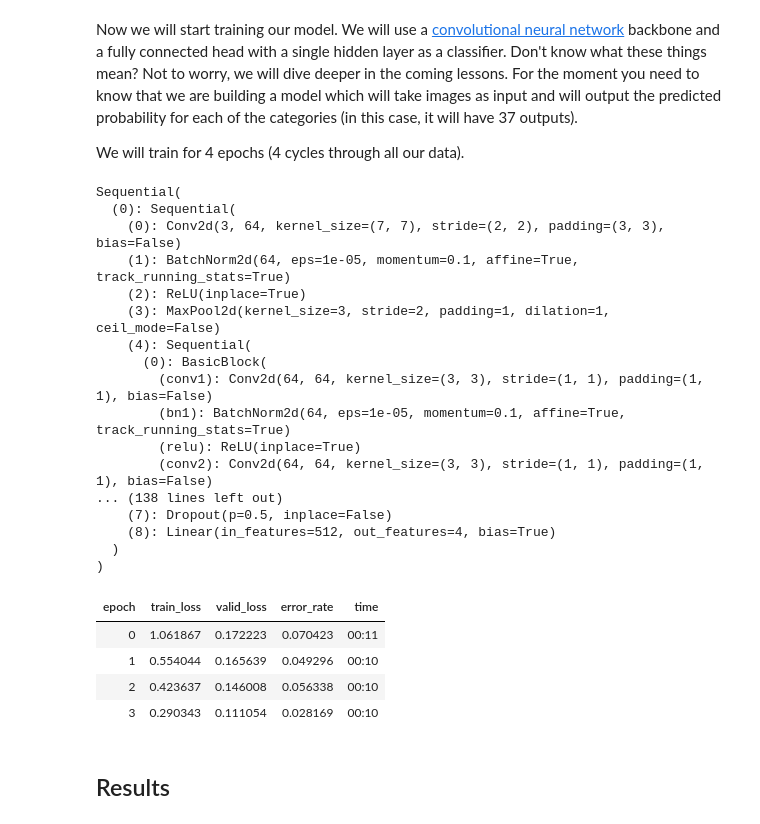
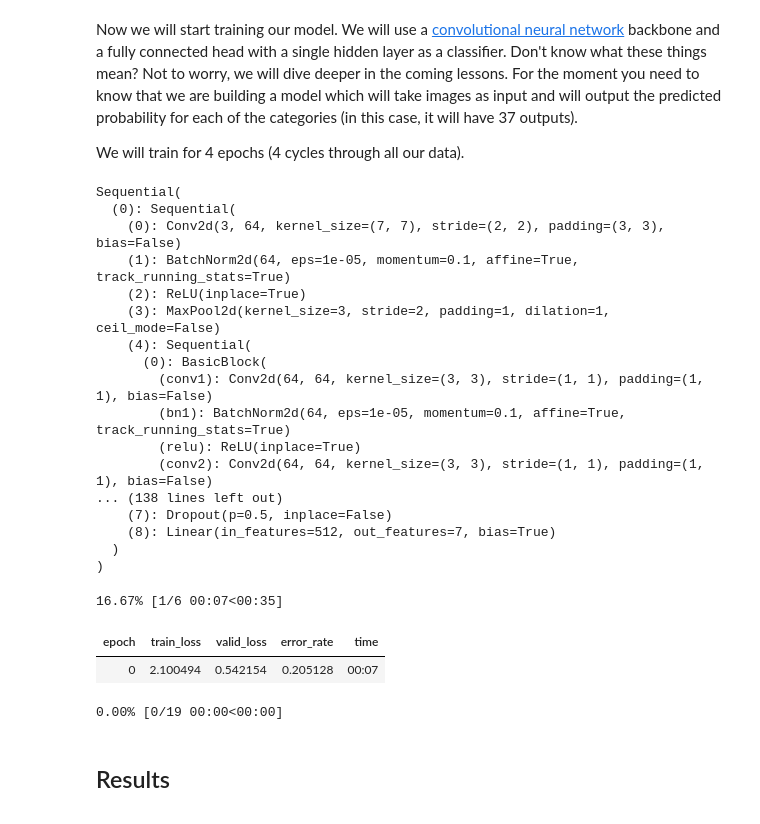
Before and after one commit to bardagan/logo_classifier, a Jupyter notebook: logo_classifier.ipynb, the cells around one changed output. Saved outputs shown, nothing was run; the diff lists cells and outputs as text; code cells hidden in the pictures.

```diff
--- a/logo_classifier.ipynb
+++ b/logo_classifier.ipynb
@@ -40,5 +38,5 @@ We are going to use the `untar_data` function to which we must pass a URL as an
 # %%
 np.random.seed(42)
-tfms = get_transforms(do_flip=False, flip_vert=False, max_warp = 0.0, max_rotate=0.0, max_zoom=1.0)
+tfms = get_transforms(do_flip=False, flip_vert=False, max_warp = 0.2, max_rotate=0.2, max_zoom=1.0)
 data = ImageDataBunch.from_folder(path, train=".", valid_pct=0.2, bs=16,
         ds_tfms= tfms, size=224, num_workers=4).normalize(imagenet_stats)
@@ -71,17 +81,16 @@ Sequential(
         (conv2): Conv2d(64, 64, kernel_size=(3, 3), stride=(1, 1), padding=(1, 1), bias=False)
 ... (138 lines left out)
     (7): Dropout(p=0.5, inplace=False)
-    (8): Linear(in_features=512, out_features=4, bias=True)
+    (8): Linear(in_features=512, out_features=7, bias=True)
   )
 )
 # %%
-learn.fit_one_cycle(4)
+learn.fit_one_cycle(6)
 # %% [output]
+16.67% [1/6 00:07<00:35]
 | epoch | train_loss | valid_loss | error_rate | time |
-| 0 | 1.061867 | 0.172223 | 0.070423 | 00:11 |
-| 1 | 0.554044 | 0.165639 | 0.049296 | 00:10 |
-| 2 | 0.423637 | 0.146008 | 0.056338 | 00:10 |
-| 3 | 0.290343 | 0.111054 | 0.028169 | 00:10 |
+| 0 | 2.100494 | 0.542154 | 0.205128 | 00:07 |
+0.00% [0/19 00:00<00:00]
 # %%
 learn.save('stage-1')
 # %% [markdown]
```
Also changed, not shown: parts of 12 cells of this notebook.
